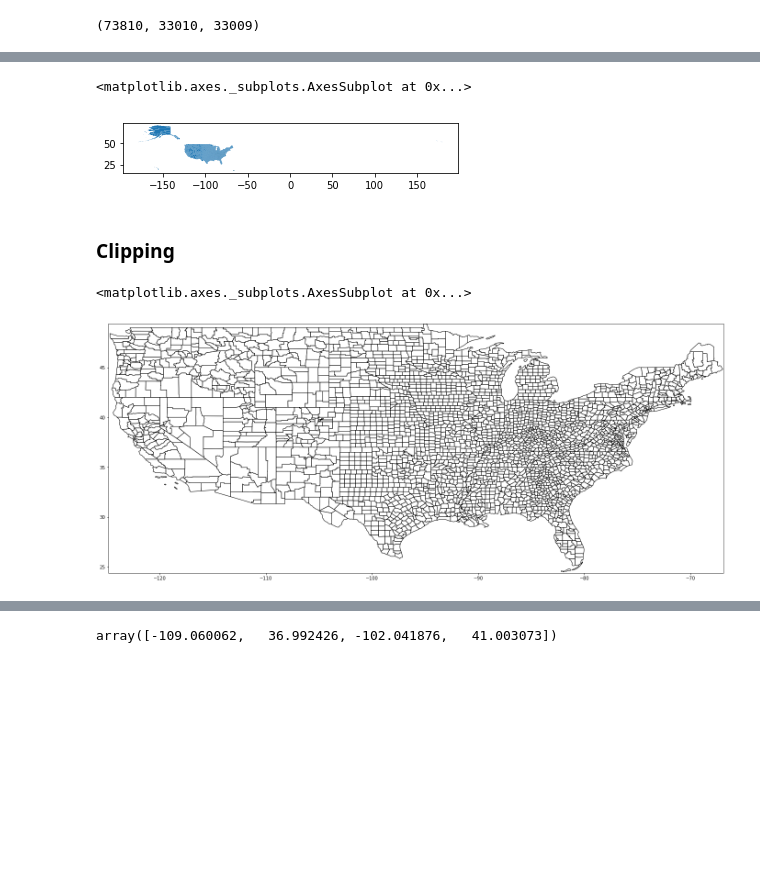
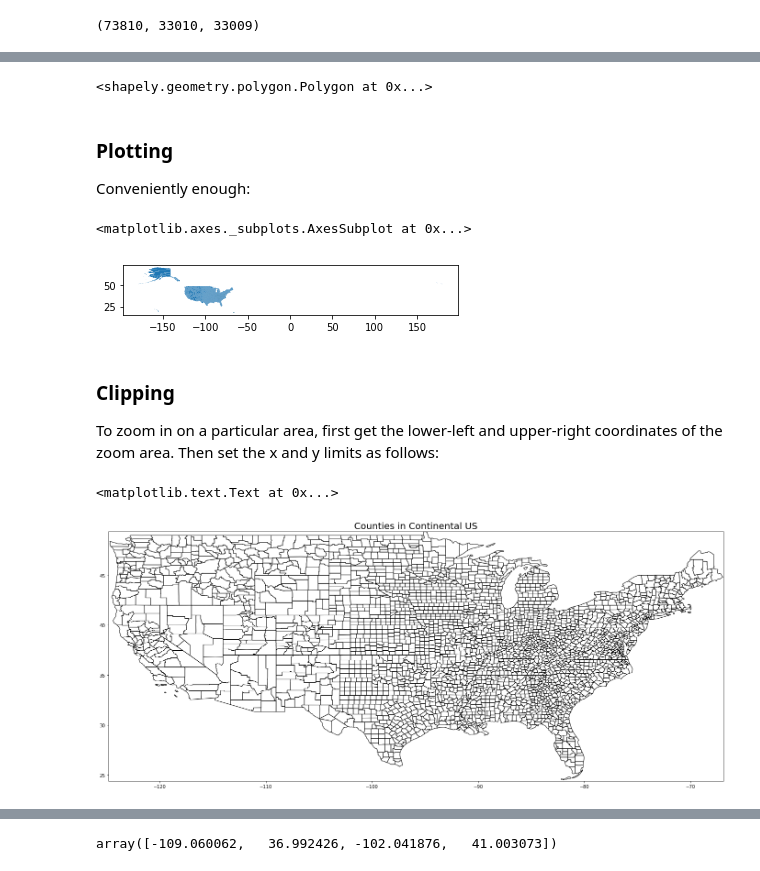
Before and after one commit to focods/geospatial, a Jupyter notebook: OilAndGasMap.ipynb, the cells around one changed output, grey strips where cells are left out. Cells and saved outputs as stored; diff of their text form; code cells hidden in the pictures; blank space fills up the shorter version.

```diff
--- a/OilAndGasMap.ipynb
+++ b/OilAndGasMap.ipynb
@@ -83,19 +155,30 @@ us_county_sf.head()
+# %%
+us_county_sf.iloc[0].geometry
+# %% [output]
+<shapely.geometry.polygon.Polygon at 0x...>
+# %% [markdown]
+### Plotting
+
+Conveniently enough:
 # %%
 us_county_sf.plot()
 # %% [output]
 <matplotlib.axes._subplots.AxesSubplot at 0x...>
 [figure]
-# %% [markdown]
-### Clipping
+# %% [markdown]
+### Clipping
+
+To zoom in on a particular area, first get the lower-left and upper-right coordinates of the zoom area. Then set the x and y limits as follows:
 # %%
 #from Google, coords for continental US:
 x0,y0 = (-124.848974, 24.396308)
 x1,y1 = (-66.885444, 49.384358)
 
 fig, ax = plt.subplots(1,figsize=(24,10))
 ax.set_xlim(x0,x1)
 ax.set_ylim(y0,y1)
 us_county_sf.plot(ax=ax,facecolor="white",edgecolor="black")
+plt.title('Counties in Continental US', size=20)
 # %% [output]
-<matplotlib.axes._subplots.AxesSubplot at 0x...>
+<matplotlib.text.Text at 0x...>
-[figure, old version]
+[figure, new version]
```
Also changed, not shown: parts of 68 cells of this notebook.
